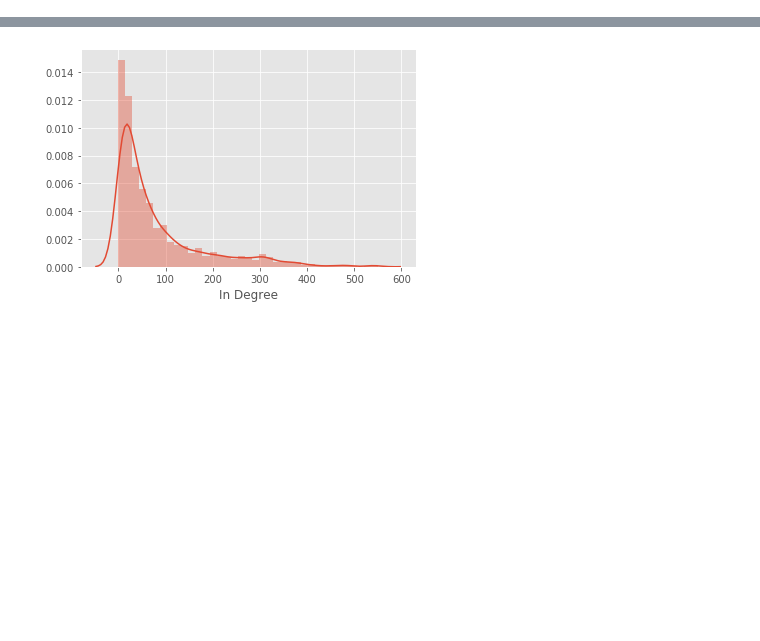
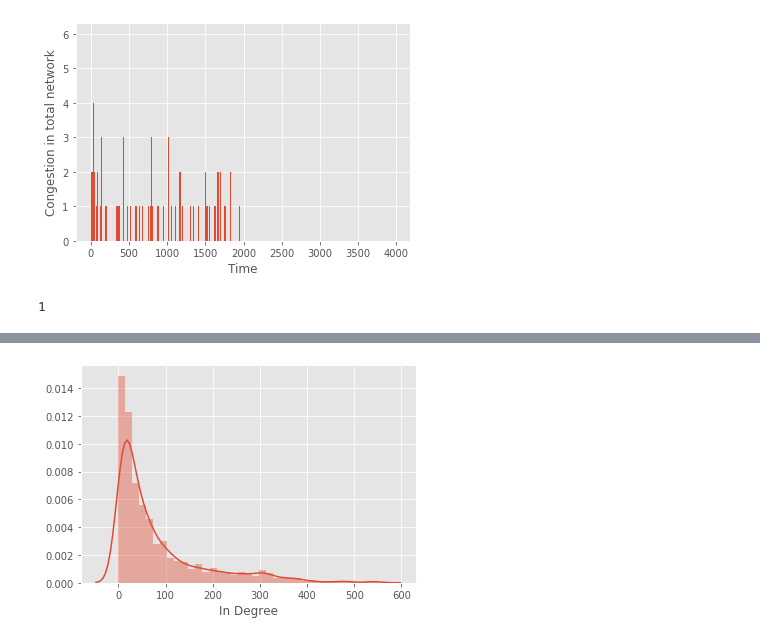
Before and after one commit to AnimeshSinha1309/hashcode-2021, a Jupyter notebook: analysis/eda.ipynb, the cells around one changed output, grey strips where cells are left out. Cells and saved outputs as stored; diff of their text form; code cells hidden in the pictures; blank space fills up the shorter version.

```diff
--- a/analysis/eda.ipynb
+++ b/analysis/eda.ipynb
@@ -25,0 +68,19 @@ plt.show()
+# %%
+discarded_cars = 0
+total_duration = np.zeros(state.D * 2)
+for car in state.car_paths:
+    time = 0
+    for path in car:
+        time += state.streets[path].l
+    if time > state.D:
+        discarded_cars += 1
+    total_duration[time] += 1
+
+plt.bar(np.arange(len(total_duration)), total_duration)
+plt.xlabel('Time')
+plt.ylabel('Congestion in total network')
+plt.show()
+print(discarded_cars)
+# %% [output]
+[figure, added]
+1
```
Also changed, not shown: parts of 5 cells of this notebook, 8 other files.
